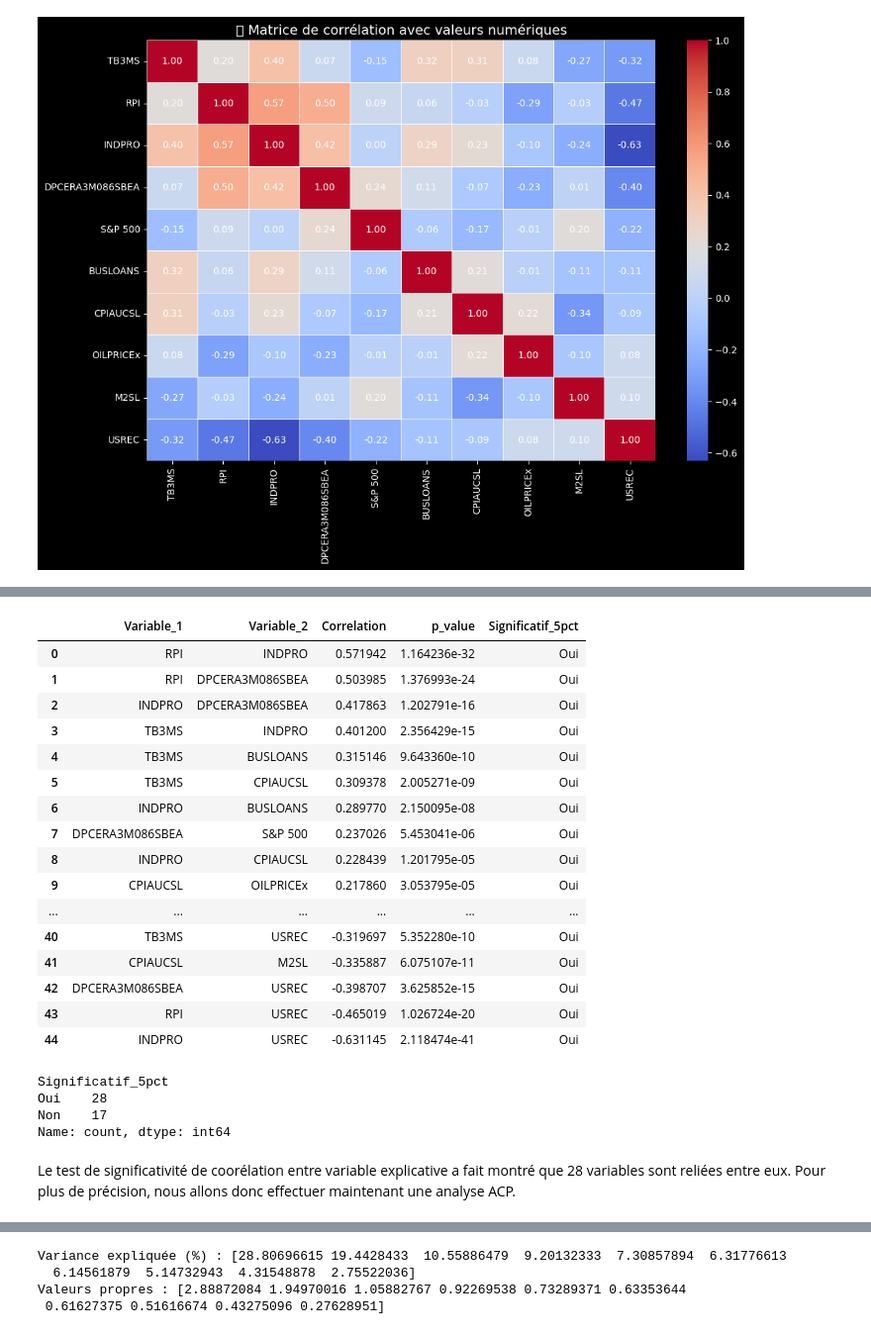
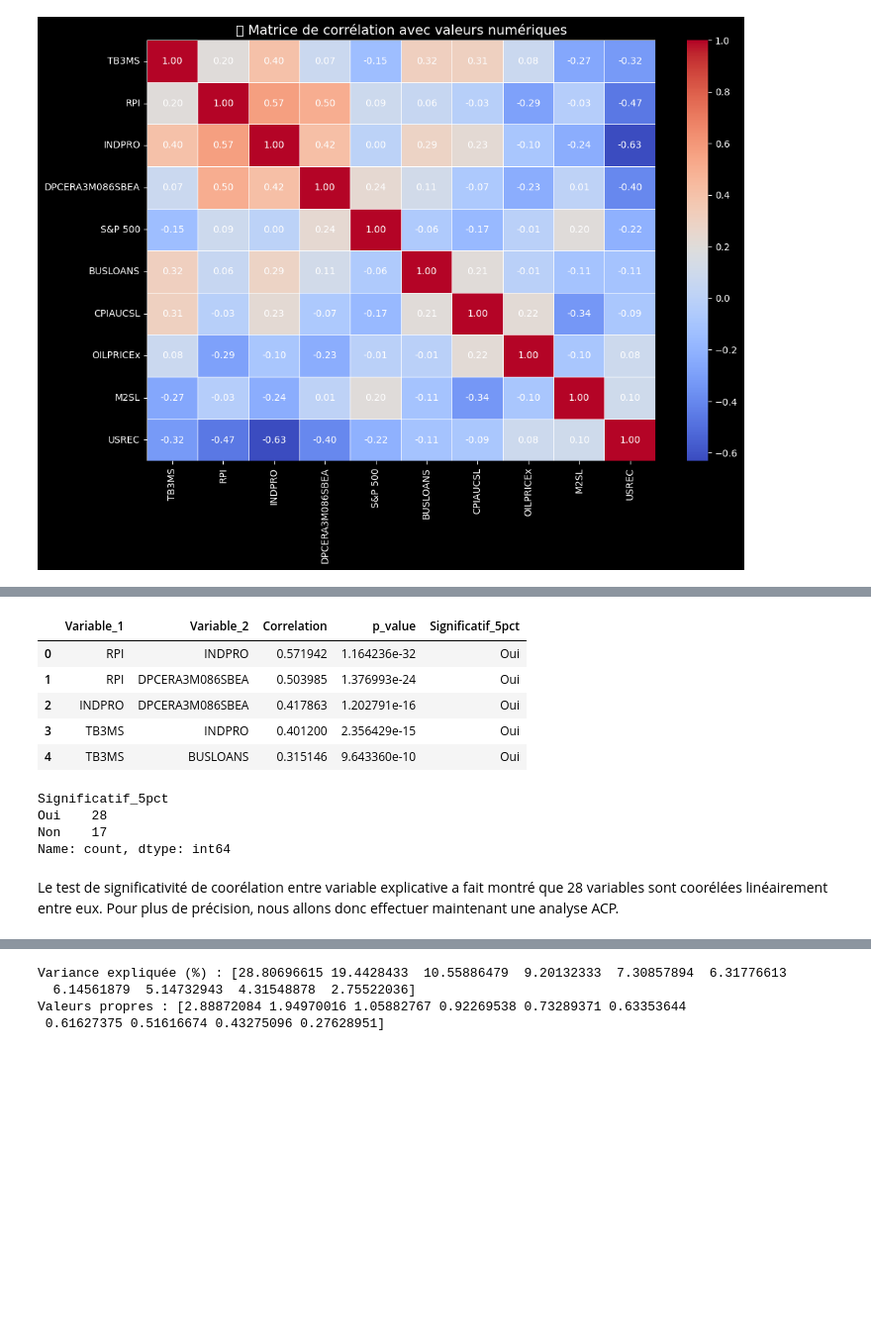
Before and after one commit to MitaDataAI/Forecast-and-explain-the-Unemployment-of-USA, a Jupyter notebook: 3_1_Etude de la multicolinéarité_20_10_25.ipynb, the cells around one changed output, grey strips where cells are left out. Shown: that part at 99% size. Drawn from its saved outputs; the diff is of its cells as text; code cells hidden in the pictures; blank space fills up the shorter version.

```diff
--- a/3_1_Etude de la multicolinéarité_20_10_25.ipynb
+++ b/3_1_Etude de la multicolinéarité_20_10_25.ipynb
@@ -25 +43,3 @@ df_stationary_train
+# %%
+X = df_stationary_train.drop("UNRATE", axis = 1)
 # %% [markdown]
@@ -134,23 +88,12 @@ print(df_corr_sig)
 # %%
-df_corr_sig
+df_corr_sig.head()
 # %% [output]
 |  | Variable_1 | Variable_2 | Correlation | p_value | Significatif_5pct |
 | 0 | RPI | INDPRO | 0.571942 | 1.164236e-32 | Oui |
 | 1 | RPI | DPCERA3M086SBEA | 0.503985 | 1.376993e-24 | Oui |
 | 2 | INDPRO | DPCERA3M086SBEA | 0.417863 | 1.202791e-16 | Oui |
 | 3 | TB3MS | INDPRO | 0.401200 | 2.356429e-15 | Oui |
 | 4 | TB3MS | BUSLOANS | 0.315146 | 9.643360e-10 | Oui |
-| 5 | TB3MS | CPIAUCSL | 0.309378 | 2.005271e-09 | Oui |
-| 6 | INDPRO | BUSLOANS | 0.289770 | 2.150095e-08 | Oui |
-| 7 | DPCERA3M086SBEA | S&P 500 | 0.237026 | 5.453041e-06 | Oui |
-| 8 | INDPRO | CPIAUCSL | 0.228439 | 1.201795e-05 | Oui |
-| 9 | CPIAUCSL | OILPRICEx | 0.217860 | 3.053795e-05 | Oui |
-| ... | ... | ... | ... | ... | ... |
-| 40 | TB3MS | USREC | -0.319697 | 5.352280e-10 | Oui |
-| 41 | CPIAUCSL | M2SL | -0.335887 | 6.075107e-11 | Oui |
-| 42 | DPCERA3M086SBEA | USREC | -0.398707 | 3.625852e-15 | Oui |
-| 43 | RPI | USREC | -0.465019 | 1.026724e-20 | Oui |
-| 44 | INDPRO | USREC | -0.631145 | 2.118474e-41 | Oui |
 # %%
 df_corr_sig["Significatif_5pct"].value_counts()
 # %% [output]
@@ -159,5 +102,5 @@ Oui    28
 Non    17
 Name: count, dtype: int64
 # %% [markdown]
-Le test de significativité de coorélation entre variable explicative a fait montré que 28 variables sont reliées entre eux. Pour plus de précision, nous allons donc effectuer maintenant une analyse ACP.
+Le test de significativité de coorélation entre variable explicative a fait montré que 28 variables sont coorélées linéairement entre eux. Pour plus de précision, nous allons donc effectuer maintenant une analyse ACP.
 # %% [markdown]
```
Also changed, not shown: parts of 21 cells of this notebook, 28 other files.
